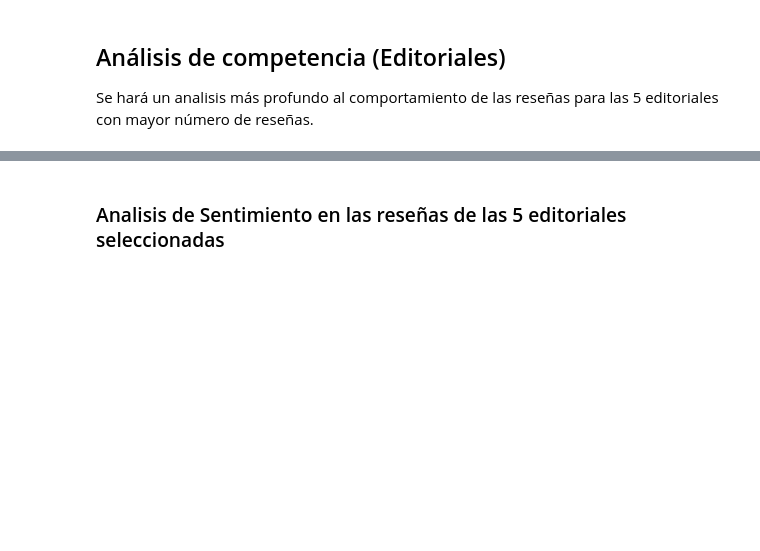
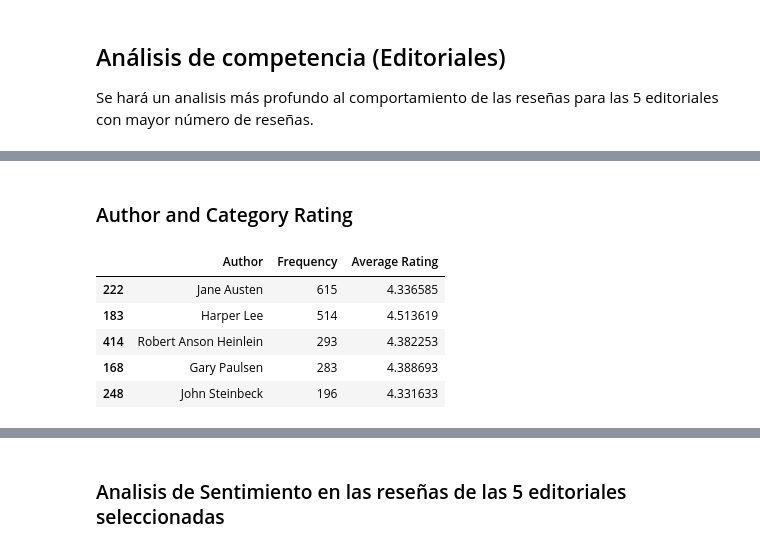
Before and after one commit to jlvaldes/bigdata, a Jupyter notebook: Data_exploration_and_analysis.ipynb, the cells around one changed output, grey strips where cells are left out. Drawn from its saved outputs; the diff is of its cells as text; code cells hidden in the pictures; blank space fills up the shorter version.

```diff
--- a/Data_exploration_and_analysis.ipynb
+++ b/Data_exploration_and_analysis.ipynb
@@ -394,0 +406,18 @@ top_publishers.head()
+# %% [markdown]
+### Author and Category Rating
+# %%
+author_counts = top_publishers['authors'].value_counts().reset_index()
+author_counts.columns = ['authors', 'Frequency']
+author_counts = author_counts.sort_values(by='Frequency', ascending=False)
+author_rating = top_publishers.groupby('authors')['review/score'].mean().reset_index()
+author_rating = author_counts.merge(author_rating, on='authors', how='right')
+author_rating.columns = ['Author', 'Frequency', 'Average Rating']
+author_rating.sort_values(by='Frequency', ascending=False, inplace=True)
+author_rating.head()
+# %% [output]
+|  | Author | Frequency | Average Rating |
+| 222 | Jane Austen | 615 | 4.336585 |
+| 183 | Harper Lee | 514 | 4.513619 |
+| 414 | Robert Anson Heinlein | 293 | 4.382253 |
+| 168 | Gary Paulsen | 283 | 4.388693 |
+| 248 | John Steinbeck | 196 | 4.331633 |
```
Also changed, not shown: parts of 36 cells of this notebook.
